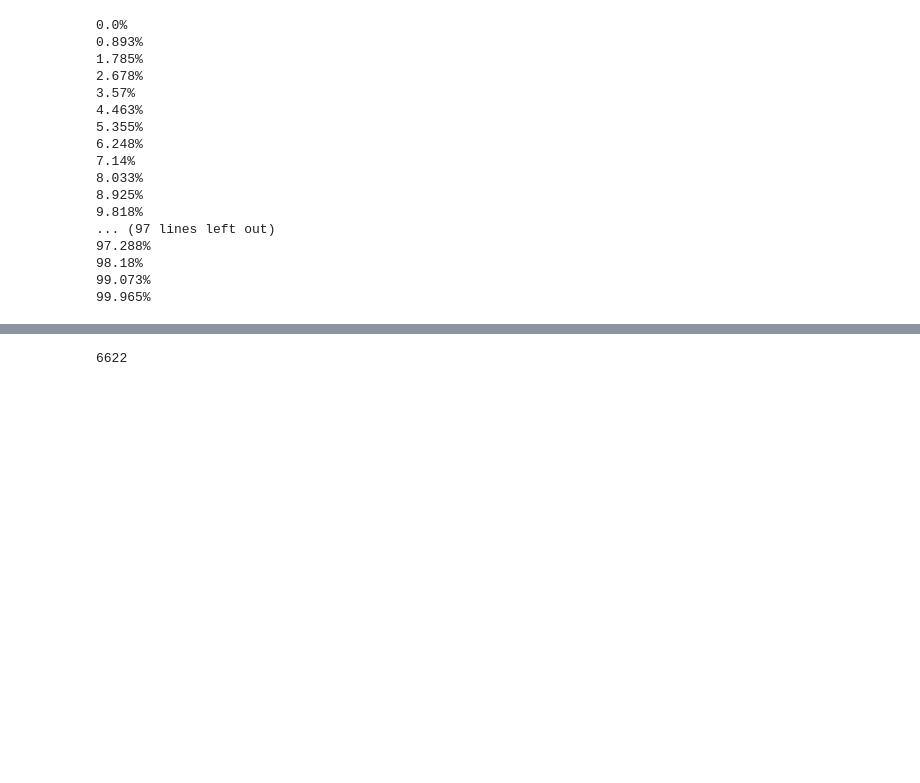
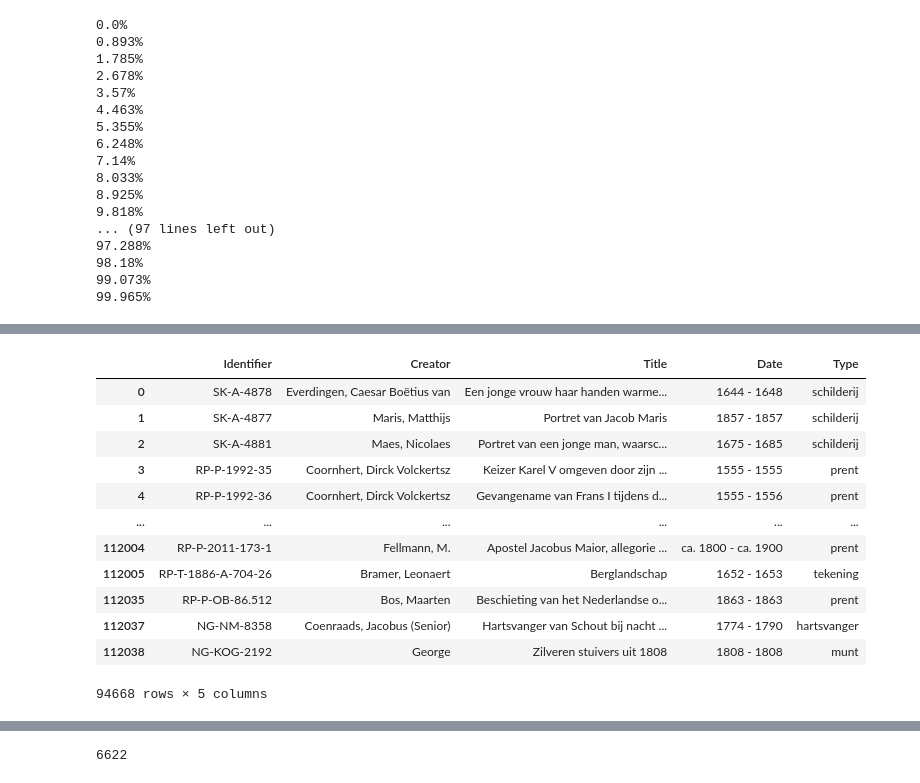
Before and after one commit to lotteph/MSc-Scriptie, a Jupyter notebook: XML files EDA.ipynb, the cells around one changed output, grey strips where cells are left out. Saved outputs shown, nothing was run; the diff lists cells and outputs as text; code cells hidden in the pictures; blank space fills up the shorter version.

```diff
--- a/XML files EDA.ipynb
+++ b/XML files EDA.ipynb
@@ -150,0 +166,17 @@ unique_creators = creators['Creator'].unique()
+# %%
+no_anons = creators[(creators['Creator'] != '') & (creators['Creator'] != ' anoniem')]
+no_anons
+# %% [output]
+|  | Identifier | Creator | Title | Date | Type |
+| 0 | SK-A-4878 | Everdingen, Caesar Boëtius van | Een jonge vrouw haar handen warme... | 1644 - 1648 | schilderij |
+| 1 | SK-A-4877 | Maris, Matthijs | Portret van Jacob Maris | 1857 - 1857 | schilderij |
+| 2 | SK-A-4881 | Maes, Nicolaes | Portret van een jonge man, waarsc... | 1675 - 1685 | schilderij |
+| 3 | RP-P-1992-35 | Coornhert, Dirck Volckertsz | Keizer Karel V omgeven door zijn ... | 1555 - 1555 | prent |
+| 4 | RP-P-1992-36 | Coornhert, Dirck Volckertsz | Gevangename van Frans I tijdens d... | 1555 - 1556 | prent |
+| ... | ... | ... | ... | ... | ... |
+| 112004 | RP-P-2011-173-1 | Fellmann, M. | Apostel Jacobus Maior, allegorie ... | ca. 1800 - ca. 1900 | prent |
+| 112005 | RP-T-1886-A-704-26 | Bramer, Leonaert | Berglandschap | 1652 - 1653 | tekening |
+| 112035 | RP-P-OB-86.512 | Bos, Maarten | Beschieting van het Nederlandse o... | 1863 - 1863 | prent |
+| 112037 | NG-NM-8358 | Coenraads, Jacobus (Senior) | Hartsvanger van Schout bij nacht ... | 1774 - 1790 | hartsvanger |
+| 112038 | NG-KOG-2192 | George | Zilveren stuivers uit 1808 | 1808 - 1808 | munt |
+94668 rows × 5 columns
```
Also changed, not shown: parts of 16 cells of this notebook, 1 other file.
